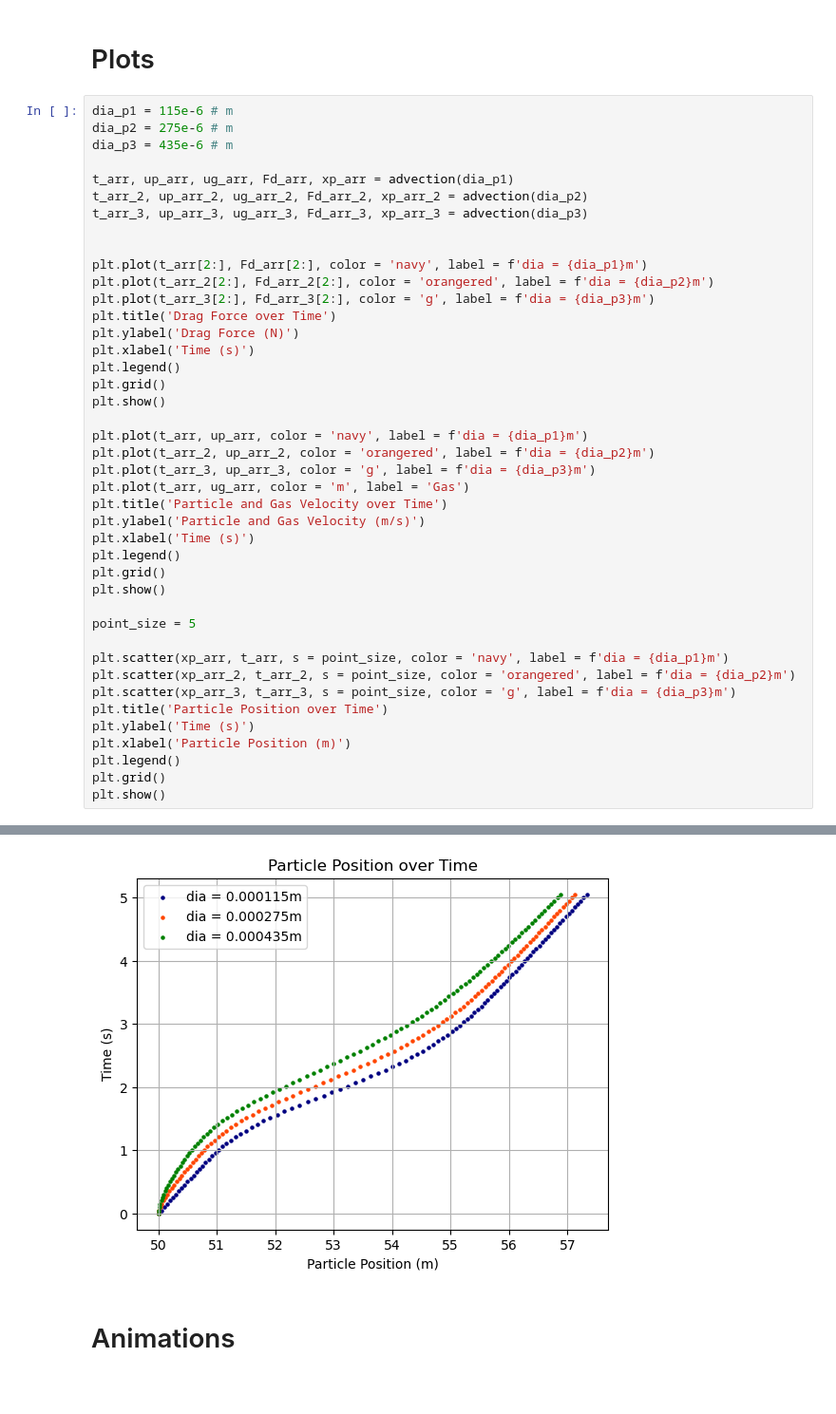
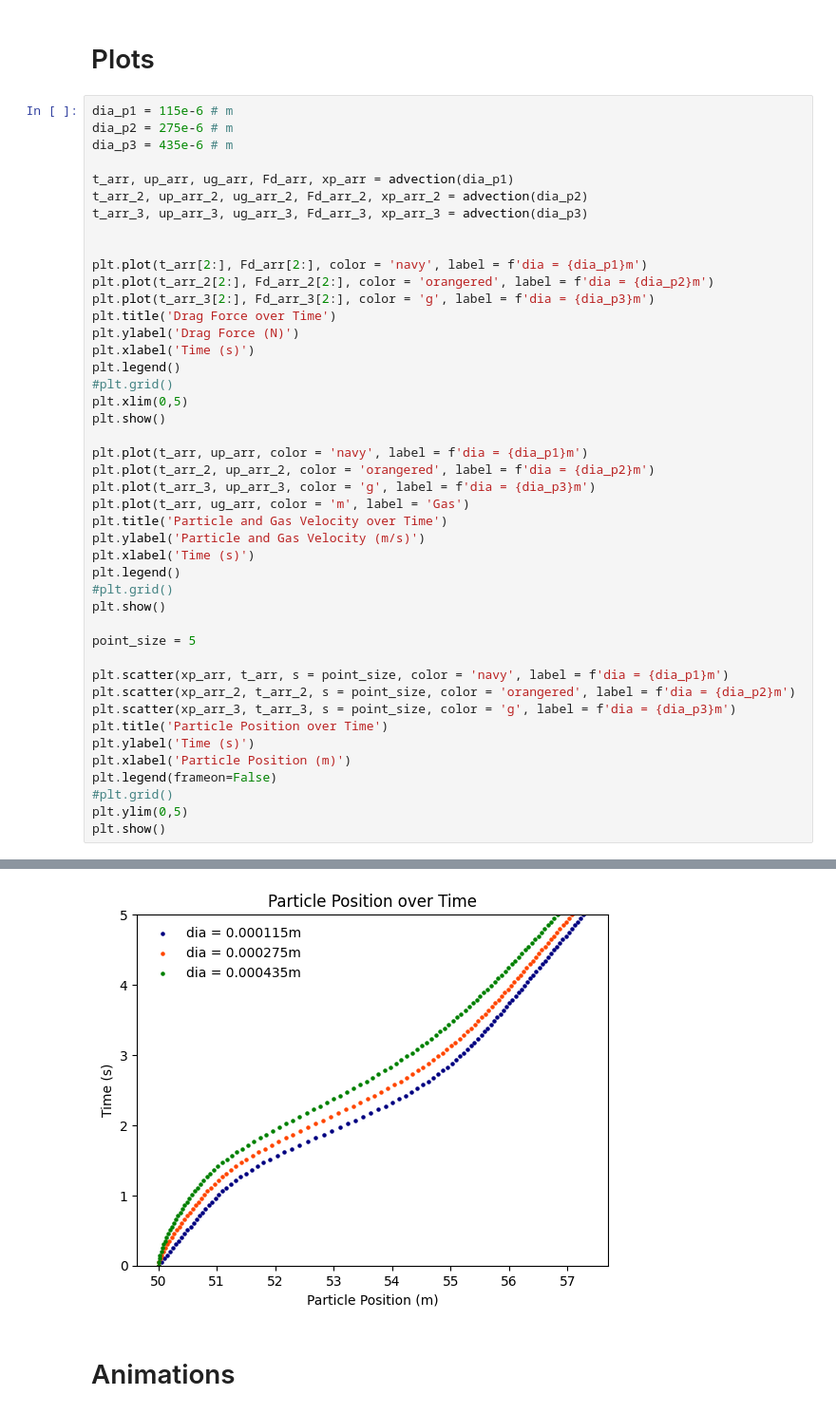
Before and after one commit to ashishd4/UROP, a Jupyter notebook: Week 4/6_5.ipynb, the cells around one changed output, grey strips where cells are left out. Shown at 95% size. Saved outputs shown, nothing was run; the diff lists cells and outputs as text; blank space fills up the shorter version.

```diff
--- a/Week 4/6_5.ipynb
+++ b/Week 4/6_5.ipynb
@@ -89,7 +88,8 @@ plt.title('Drag Force over Time')
 plt.ylabel('Drag Force (N)')
 plt.xlabel('Time (s)')
 plt.legend()
-plt.grid()
+#plt.grid()
+plt.xlim(0,5)
 plt.show()
 
 plt.plot(t_arr, up_arr, color = 'navy', label = f'dia = {dia_p1}m')
@@ -100,7 +100,7 @@ plt.title('Particle and Gas Velocity over Time')
 plt.ylabel('Particle and Gas Velocity (m/s)')
 plt.xlabel('Time (s)')
 plt.legend()
-plt.grid()
+#plt.grid()
 plt.show()
 
 point_size = 5
@@ -111,7 +111,8 @@ plt.scatter(xp_arr_3, t_arr_3, s = point_size, color = 'g', label = f'dia = {dia
 plt.title('Particle Position over Time')
 plt.ylabel('Time (s)')
 plt.xlabel('Particle Position (m)')
-plt.legend()
-plt.grid()
+plt.legend(frameon=False)
+#plt.grid()
+plt.ylim(0,5)
 plt.show()
 # %% [output]
@@ -120,4 +121,4 @@ plt.show()
-[figure, old version]
+[figure, new version]
 # %% [markdown]
 # Animations
 # %%
```
Also changed, not shown: parts of 3 cells of this notebook, 1 other file.
